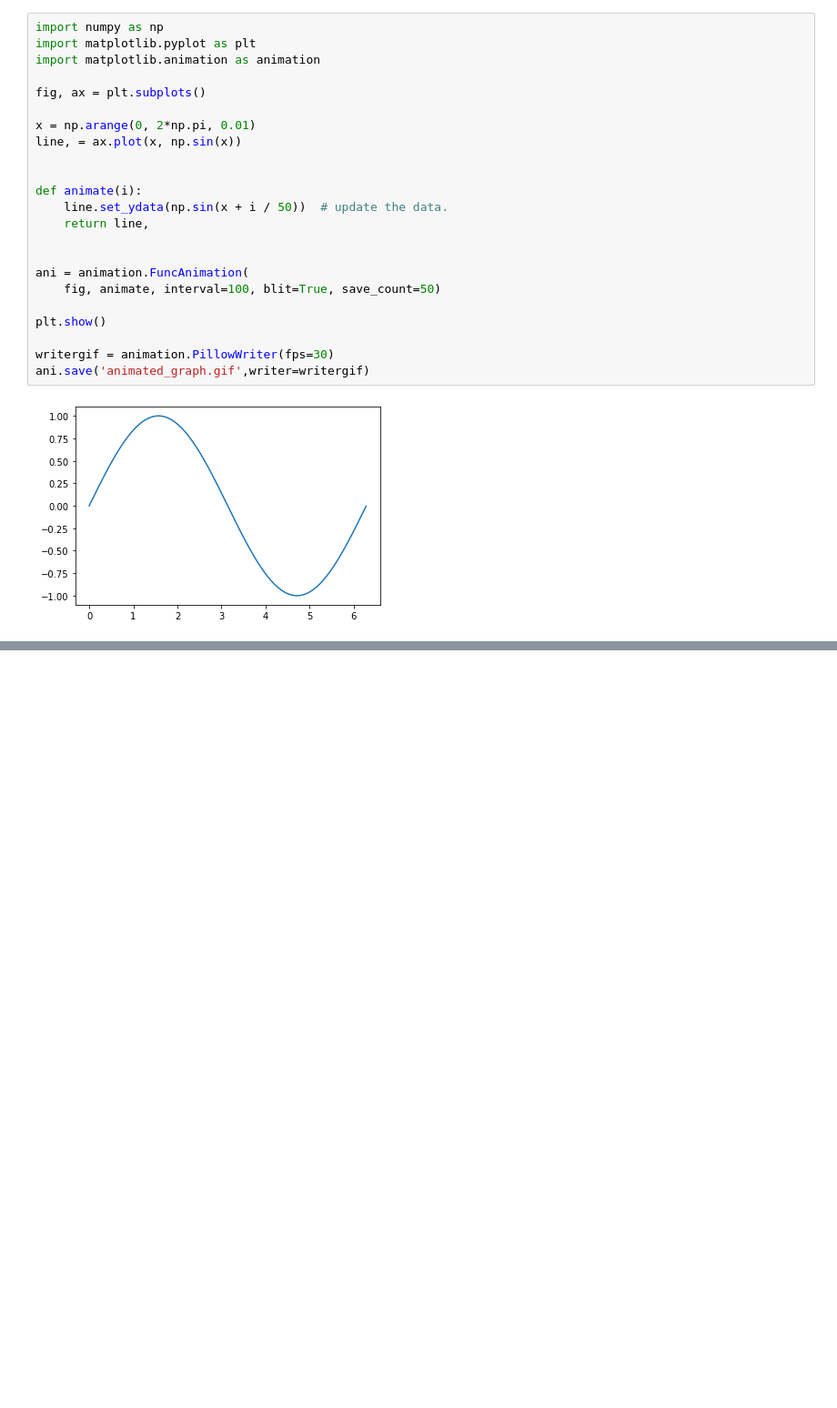
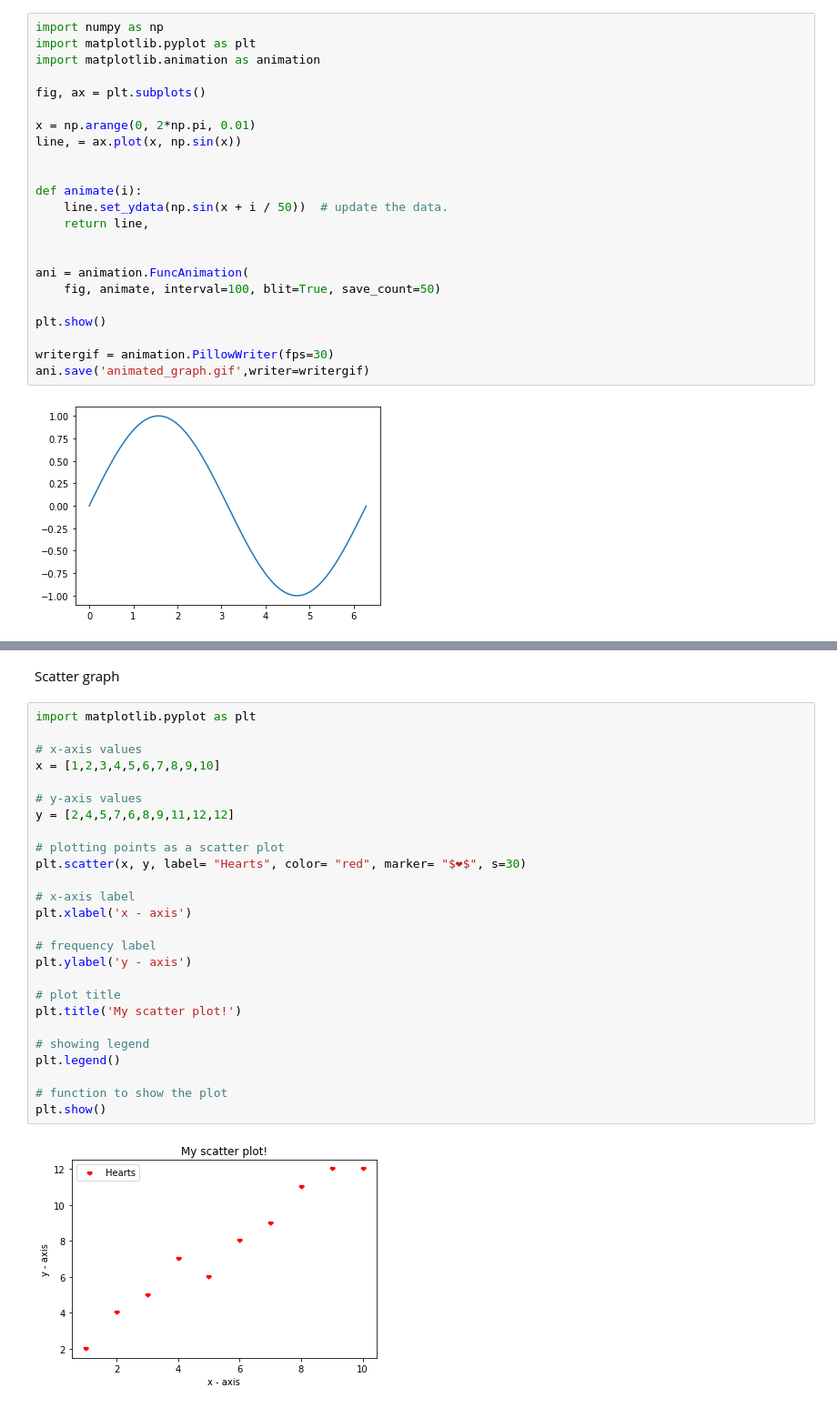
Before and after one commit to Sagarfh/AIwithPython, a Jupyter notebook: Module4/3.Matplotlib.ipynb, the cells around one changed output, grey strips where cells are left out. Shown at 91% size. Saved outputs shown, nothing was run; the diff lists cells and outputs as text; blank space fills up the shorter version.

```diff
--- a/Module4/3.Matplotlib.ipynb
+++ b/Module4/3.Matplotlib.ipynb
@@ -101,0 +137,30 @@ ani.save('animated_graph.gif',writer=writergif)
+# %% [markdown]
+Scatter graph
+# %%
+import matplotlib.pyplot as plt
+
+# x-axis values
+x = [1,2,3,4,5,6,7,8,9,10]
+
+# y-axis values
+y = [2,4,5,7,6,8,9,11,12,12]
+
+# plotting points as a scatter plot
+plt.scatter(x, y, label= "Hearts", color= "red", marker= "$❤$", s=30)
+
+# x-axis label
+plt.xlabel('x - axis')
+
+# frequency label
+plt.ylabel('y - axis')
+
+# plot title
+plt.title('My scatter plot!')
+
+# showing legend
+plt.legend()
+
+# function to show the plot
+plt.show()
+# %% [output]
+[figure, added]
```
Also changed, not shown: parts of 13 cells of this notebook.
